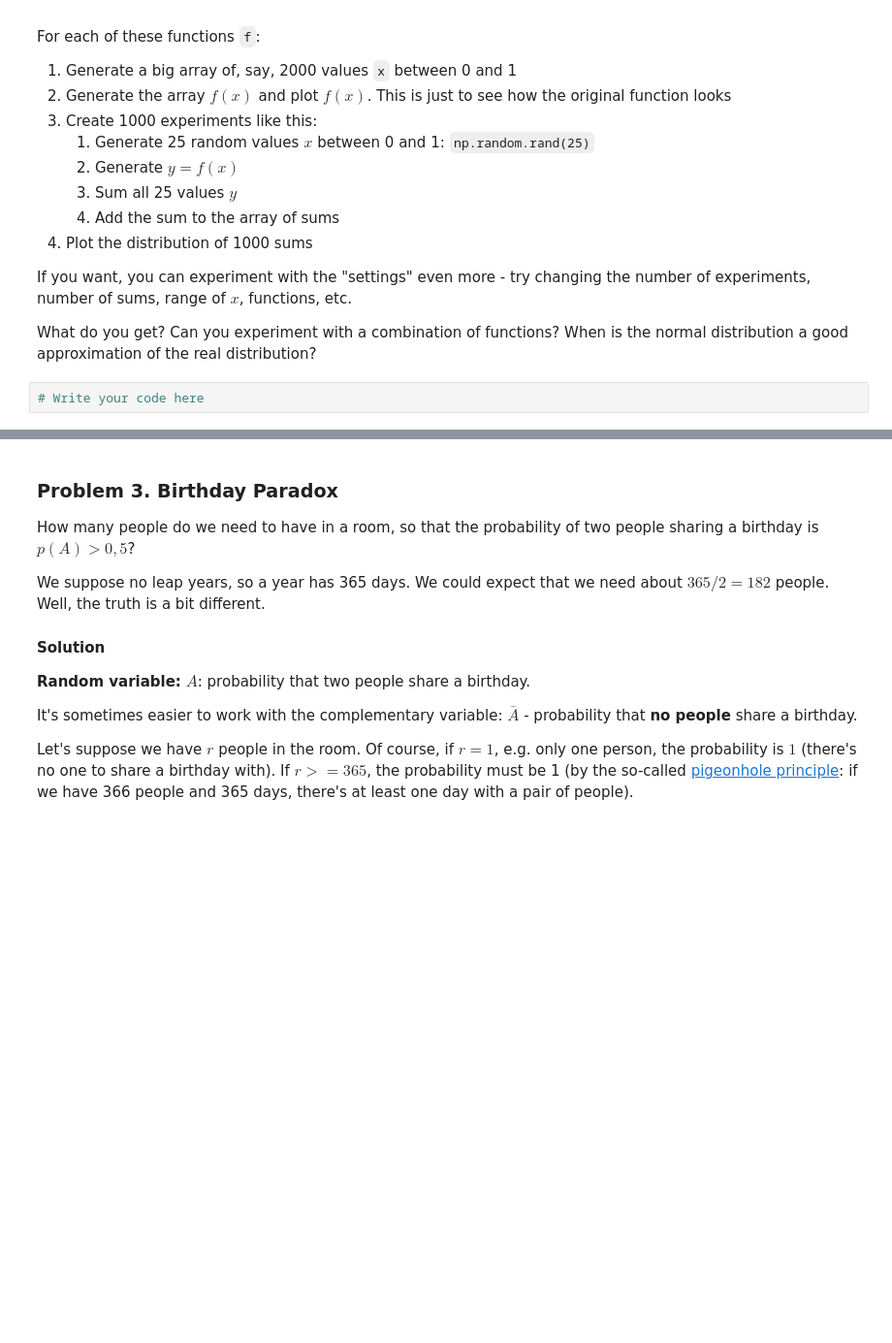
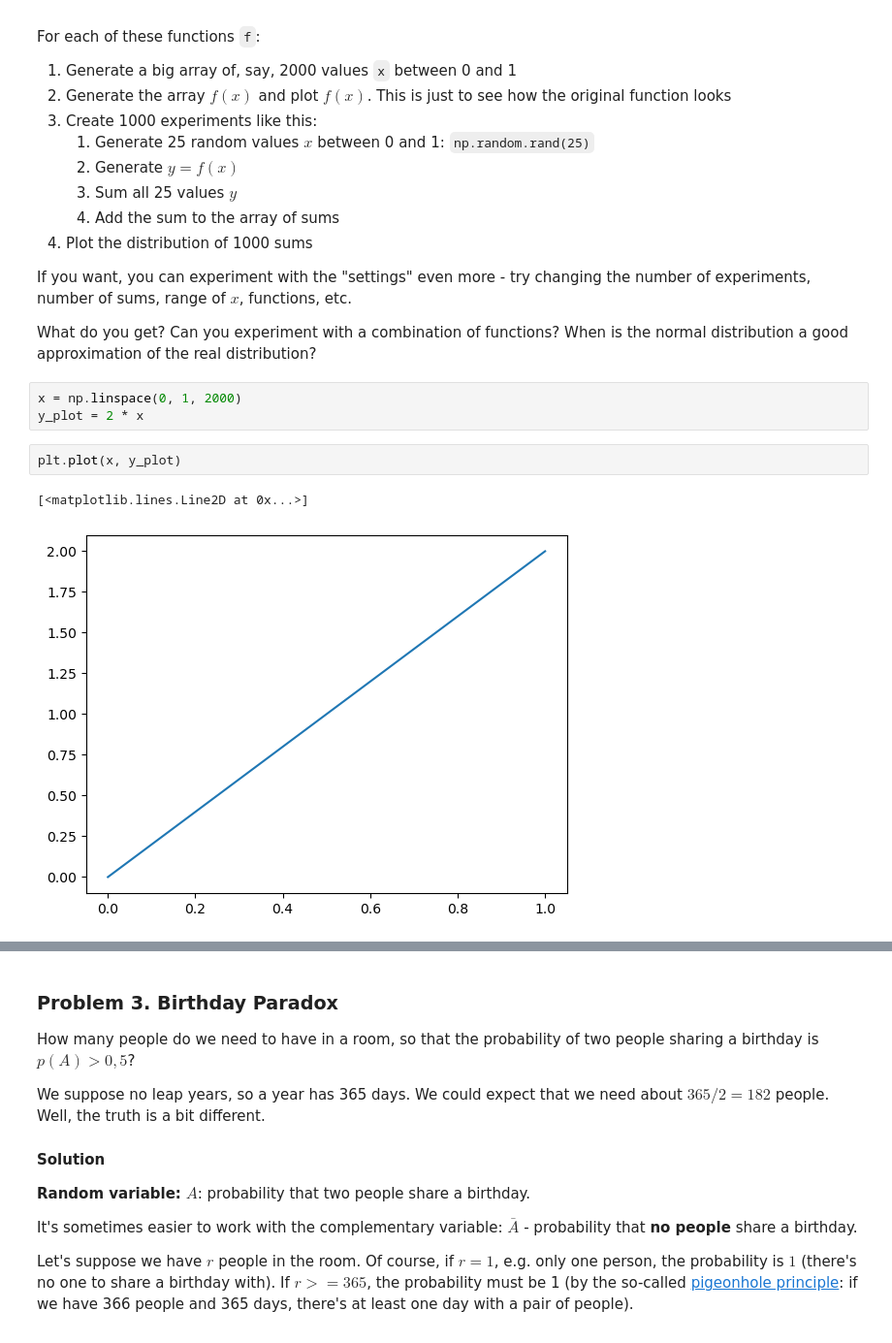
Before and after one commit to GalkaKG/Math-Concepts-for-Developers, a Jupyter notebook: 10. Exercise Probability and combinatorics/Probability and Combinatorics Exercise.ipynb, the cells around one changed output, grey strips where cells are left out. Shown at 97% size. Saved outputs shown, nothing was run; the diff lists cells and outputs as text; blank space fills up the shorter version.

```diff
--- a/10. Exercise Probability and combinatorics/Probability and Combinatorics Exercise.ipynb
+++ b/10. Exercise Probability and combinatorics/Probability and Combinatorics Exercise.ipynb
@@ -167,5 +167,11 @@ For each of these functions `f`:
 If you want, you can experiment with the "settings" even more - try changing the number of experiments, number of sums, range of $x$, functions, etc.
 
 What do you get? Can you experiment with a combination of functions? When is the normal distribution a good approximation of the real distribution?
-# %%
-# Write your code here
+# %%
+x = np.linspace(0, 1, 2000)
+y_plot = 2 * x
+# %%
+plt.plot(x, y_plot)
+# %% [output]
+[<matplotlib.lines.Line2D at 0x...>]
+[figure, added]
```
Also changed, not shown: parts of 4 cells of this notebook.
